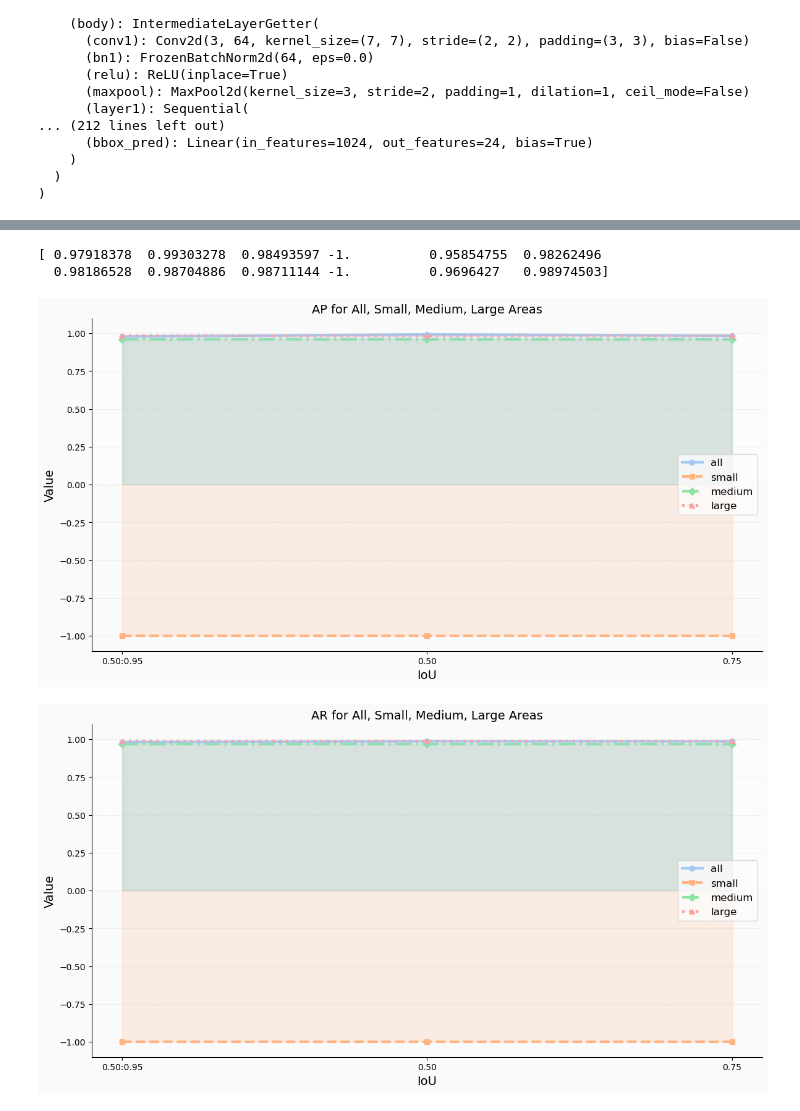
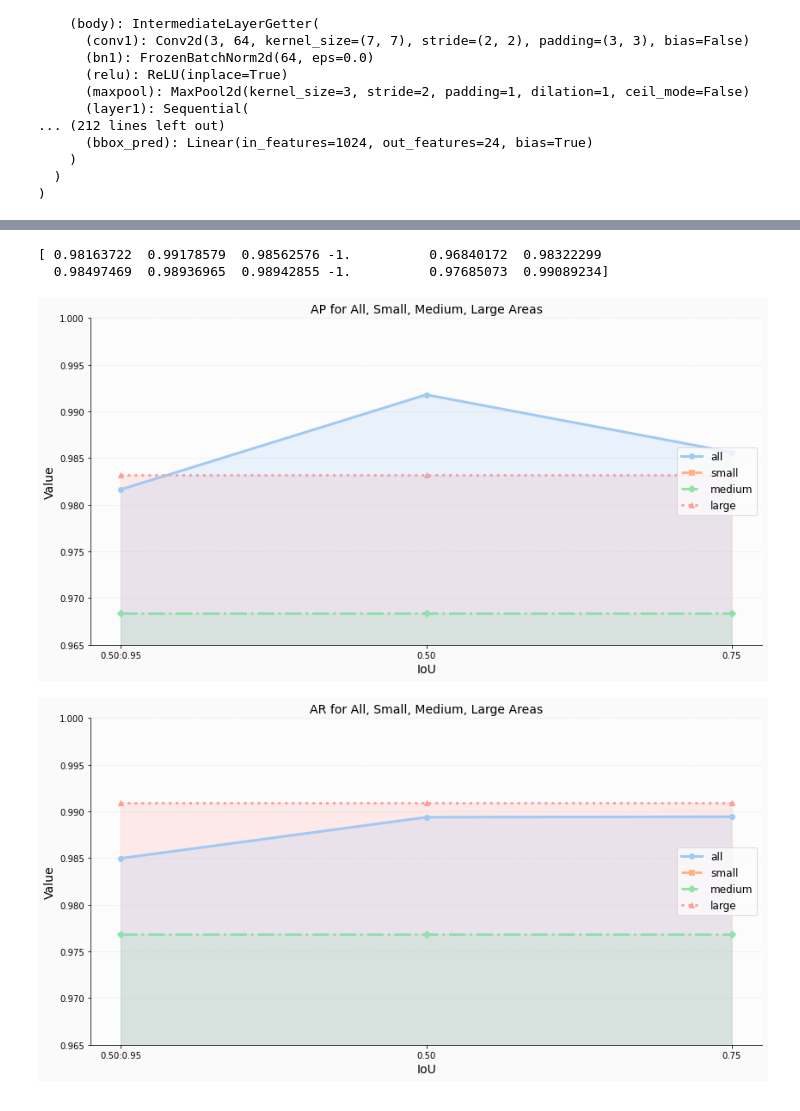
Before and after one commit to CiprianFlorin-Ifrim/line_charts_cv_data_extraction, a Jupyter notebook: fasterrcnn_model_performance.ipynb, the cells around one changed output, grey strips where cells are left out. Drawn from its saved outputs; the diff is of its cells as text; code cells hidden in the pictures.

```diff
--- a/fasterrcnn_model_performance.ipynb
+++ b/fasterrcnn_model_performance.ipynb
@@ -149,12 +149,12 @@ data_transforms = transforms.Compose([
 val_data = CustomVOCDetection(
     root="pascal_voc_datasets/",
     dataset_name="PlotsEnchanced_Original_NoAugmentation",
-    image_set="test",  # assuming the set name is 'validation'
+    image_set="test",
     transforms=data_transforms,
     classes=CUSTOM_CLASSES
 )
 
-data_loader = DataLoader(val_data, batch_size=1, shuffle=False, num_workers=0, collate_fn=collate_fn)
+data_loader = DataLoader(val_data, batch_size=20, shuffle=False, num_workers=0, collate_fn=collate_fn)
 # %%
 # Load the pretrained model
 model = torchvision.models.detection.fasterrcnn_resnet50_fpn(weights=FasterRCNN_ResNet50_FPN_Weights.DEFAULT)
@@ -168,7 +168,7 @@ model.roi_heads.box_predictor = FastRCNNPredictor(in_features, num_classes)
 
 # Load saved model
 model_folder = "pytorch_rcnn_models/"
-model_name = "FINAL-v2_rcnn_batch-16_epoch-40_full-enchanced-original_non-augmented"
+model_name = "FINAL-v2_rcnn_batch-16_epoch-40_full-enchanced-original_augmented-3X"
 model_extension = ".pt"
 model.load_state_dict(torch.load(model_folder + model_name + model_extension))
 # %% [output]
@@ -261,6 +261,8 @@ with open(coco_folder + model_name + "_(predictions).json", 'w') as f:
 # %%
 from pycocotools.coco import COCO
 from pycocotools.cocoeval import COCOeval
+
+coco_folder = "coco_predictions/"
 
 # Load the ground truth and predictions
 coco_gt = COCO(coco_folder + model_name + "_(ground_truth).json")
@@ -526,6 +477,9 @@ def plot_data(metric):
     # Highlight the chart area
     ax.axhspan(ymin=0, ymax=1, xmin=0, xmax=1, facecolor='#fcfcfc')
 
+    # Collect all Y values to calculate mean
+    all_values = []
+
     for idx, type_str in enumerate(types):
         subset = df[(df['Metric'] == metric) & (df['Type'] == type_str)]
         ax.plot(subset['IoU'], subset['Value'], marker=markers[idx], linestyle=linestyles[idx], color=colors[idx], label=type_str, lw=3)
@@ -533,36 +487,50 @@ def plot_data(metric):
         # Add gradient fill
         zorder = len(types) - idx
         ax.fill_between(subset['IoU'], subset['Value'], color=colors[idx], alpha=0.2, zorder=zorder)
+
+        # Append values to all_values
+        all_values.extend(subset['Value'])
+
+    # Calculate mean
+    mean_value = np.mean(all_values)
+
+    # Set a threshold value around the mean
+    threshold = 0#0.5  # You can adjust this value as needed
+    lower_limit = 0.965 #mean_value - threshold
+    upper_limit =  1.0 #mean_value + threshold
+
+    # Set Y-axis limits to include values within the threshold
+    ax.set_ylim(lower_limit, upper_limit)
 
     # Remove top and right spines
     ax.spines['top'].set_visible(False)
     ax.spines['right'].set_visible(False)
 
     # Set grid with softer lines
     ax.yaxis.grid(color='lightgray', linestyle='dashed', alpha=0.4)
 
     # Set title and labels with customized styling
     ax.set_title(f'{metric} for All, Small, Medium, Large Areas', fontsize=14, loc='center', color='black')
     ax.set_xlabel('IoU', fontsize=14, color='black')
     ax.set_ylabel('Value', fontsize=14, color='black')
 
     # Set tick parameters
     ax.tick_params(axis='both', colors='black')
 
     # Add legend with specific styling and background box
     legend = ax.legend(loc='center right', fontsize=12, frameon=True)
     frame = legend.get_frame()
     frame.set_facecolor('#fcfcfc')
     frame.set_edgecolor('lightgray')
     for text in legend.get_texts():
         text.set_color('black')
 
     plt.show()
 
 plot_data('AP')
 plot_data('AR')
 # %% [output]
-[ 0.97918378  0.99303278  0.98493597 -1.          0.95854755  0.98262496
-  0.98186528  0.98704886  0.98711144 -1.          0.9696427   0.98974503]
+[ 0.98163722  0.99178579  0.98562576 -1.          0.96840172  0.98322299
+  0.98497469  0.98936965  0.98942855 -1.          0.97685073  0.99089234]
-[figure, old version]
+[figure, new version]
-[figure, old version]
+[figure, new version]
```
Also changed, not shown: parts of 6 cells of this notebook, 22 other files.
